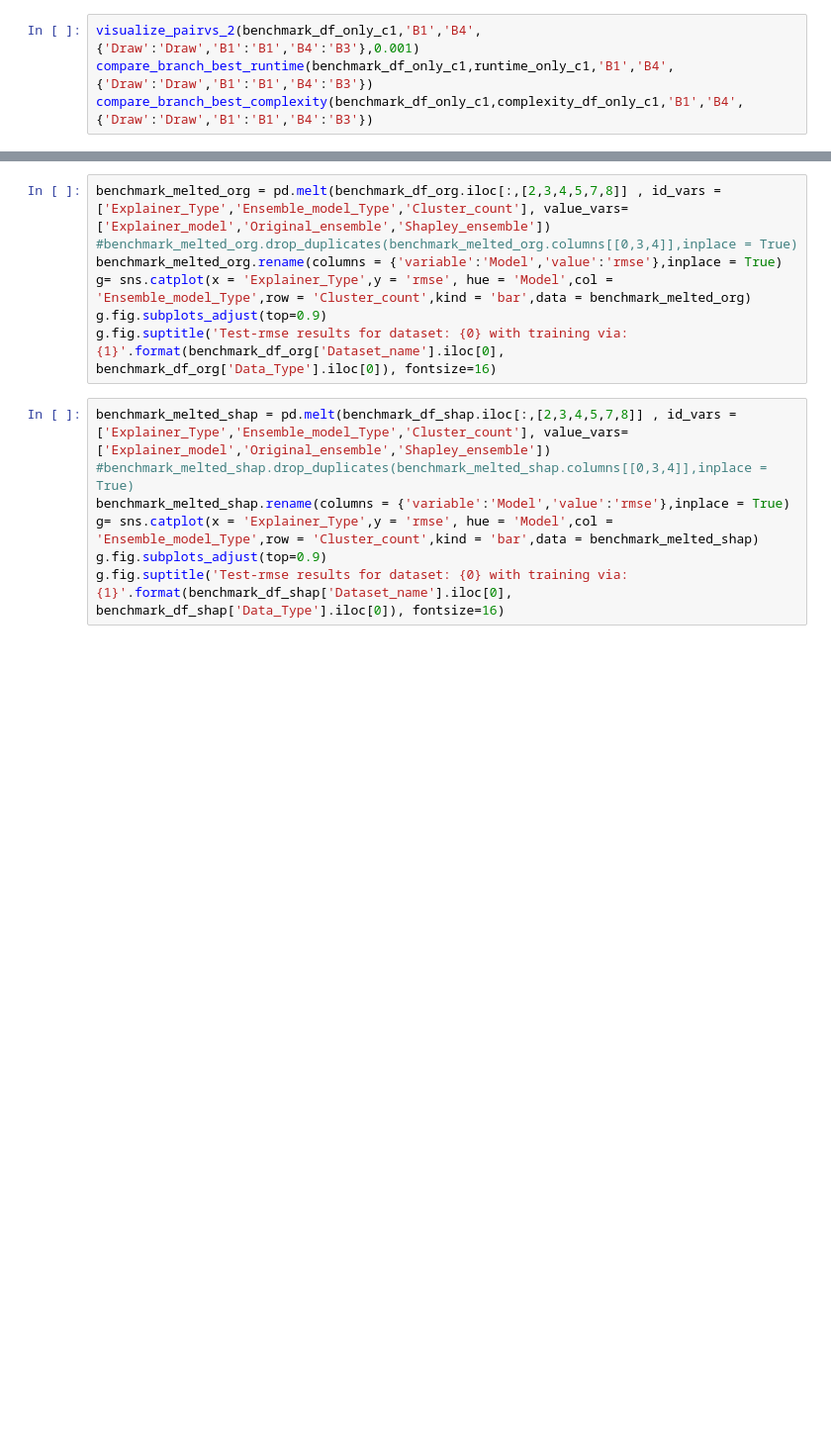
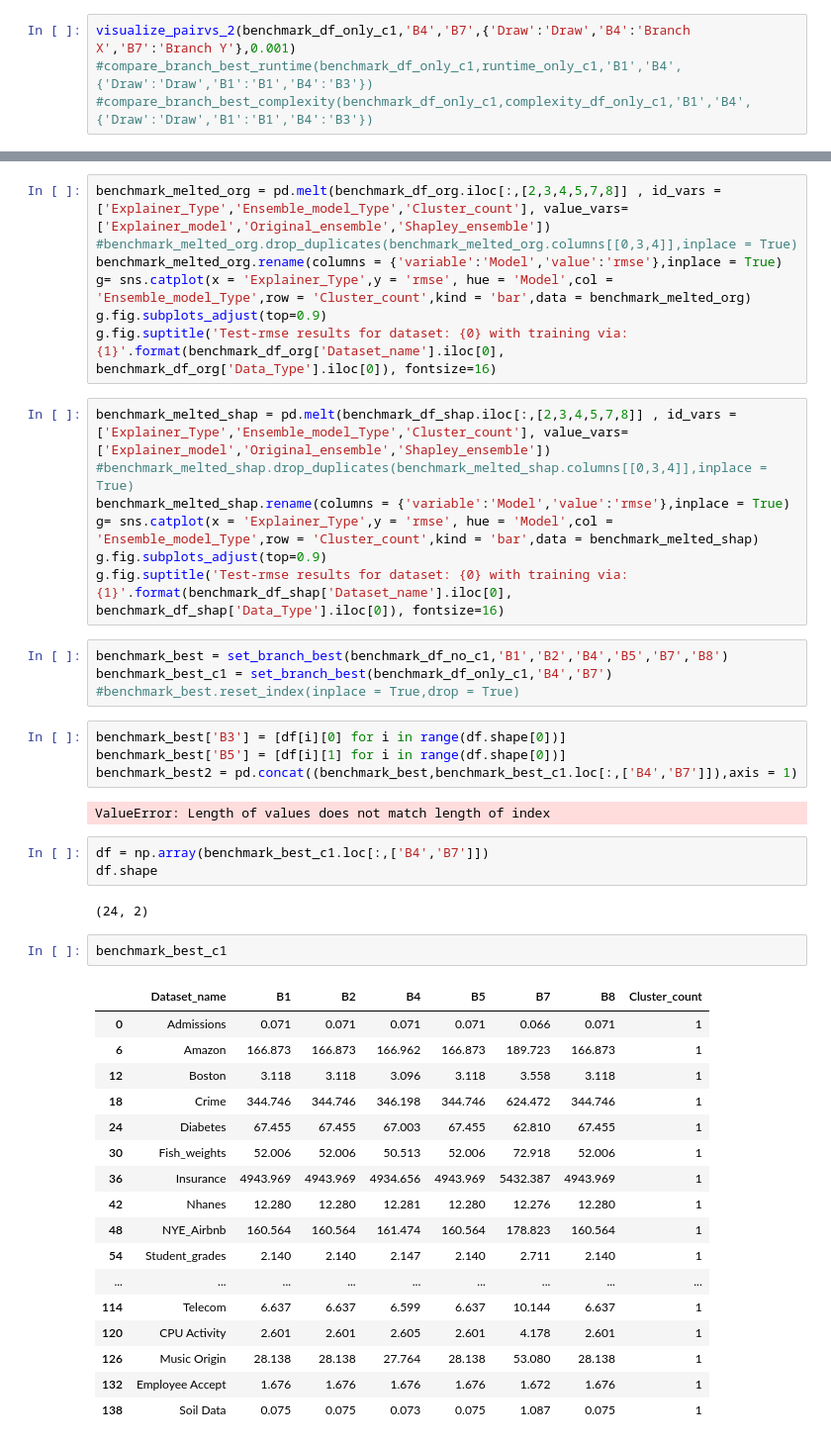
Before and after one commit to koralpc/shapley-bootstrapping, a Jupyter notebook: Notebooks/Benchmarking.ipynb, the cells around one changed output, grey strips where cells are left out. Shown: that part at 99% size. Cells and saved outputs as stored; diff of their text form; blank space fills up the shorter version.

```diff
--- a/Notebooks/Benchmarking.ipynb
+++ b/Notebooks/Benchmarking.ipynb
@@ -146,6 +146,6 @@ benchmark_df_no_c1.head()
 # %%
 visualize_pairvs(benchmark_df_no_c1,'B1','B2')
 # %%
-visualize_pairvs_2(benchmark_df_only_c1,'B1','B4',{'Draw':'Draw','B1':'B1','B4':'B3'},0.001)
-compare_branch_best_runtime(benchmark_df_only_c1,runtime_only_c1,'B1','B4',{'Draw':'Draw','B1':'B1','B4':'B3'})
-compare_branch_best_complexity(benchmark_df_only_c1,complexity_df_only_c1,'B1','B4',{'Draw':'Draw','B1':'B1','B4':'B3'})
+visualize_pairvs_2(benchmark_df_only_c1,'B4','B7',{'Draw':'Draw','B4':'Branch X','B7':'Branch Y'},0.001)
+#compare_branch_best_runtime(benchmark_df_only_c1,runtime_only_c1,'B1','B4',{'Draw':'Draw','B1':'B1','B4':'B3'})
+#compare_branch_best_complexity(benchmark_df_only_c1,complexity_df_only_c1,'B1','B4',{'Draw':'Draw','B1':'B1','B4':'B3'})
@@ -298,3 +301,38 @@ benchmark_melted_shap.rename(columns = {'variable':'Model','value':'rmse'},inpla
 g= sns.catplot(x = 'Explainer_Type',y = 'rmse', hue = 'Model',col = 'Ensemble_model_Type',row = 'Cluster_count',kind = 'bar',data = benchmark_melted_shap)
 g.fig.subplots_adjust(top=0.9)
 g.fig.suptitle('Test-rmse results for dataset: {0} with training via: {1}'.format(benchmark_df_shap['Dataset_name'].iloc[0], benchmark_df_shap['Data_Type'].iloc[0]), fontsize=16)
+# %%
+benchmark_best = set_branch_best(benchmark_df_no_c1,'B1','B2','B4','B5','B7','B8')
+benchmark_best_c1 = set_branch_best(benchmark_df_only_c1,'B4','B7')
+#benchmark_best.reset_index(inplace = True,drop = True)
+# %%
+benchmark_best['B3'] = [df[i][0] for i in range(df.shape[0])]
+benchmark_best['B5'] = [df[i][1] for i in range(df.shape[0])]
+benchmark_best2 = pd.concat((benchmark_best,benchmark_best_c1.loc[:,['B4','B7']]),axis = 1)
+# %% [output]
+ValueError: Length of values does not match length of index
+# %%
+df = np.array(benchmark_best_c1.loc[:,['B4','B7']])
+df.shape
+# %% [output]
+(24, 2)
+# %%
+benchmark_best_c1
+# %% [output]
+|  | Dataset_name | B1 | B2 | B4 | B5 | B7 | B8 | Cluster_count |
+| 0 | Admissions | 0.071 | 0.071 | 0.071 | 0.071 | 0.066 | 0.071 | 1 |
+| 6 | Amazon | 166.873 | 166.873 | 166.962 | 166.873 | 189.723 | 166.873 | 1 |
+| 12 | Boston | 3.118 | 3.118 | 3.096 | 3.118 | 3.558 | 3.118 | 1 |
+| 18 | Crime | 344.746 | 344.746 | 346.198 | 344.746 | 624.472 | 344.746 | 1 |
+| 24 | Diabetes | 67.455 | 67.455 | 67.003 | 67.455 | 62.810 | 67.455 | 1 |
+| 30 | Fish_weights | 52.006 | 52.006 | 50.513 | 52.006 | 72.918 | 52.006 | 1 |
+| 36 | Insurance | 4943.969 | 4943.969 | 4934.656 | 4943.969 | 5432.387 | 4943.969 | 1 |
+| 42 | Nhanes | 12.280 | 12.280 | 12.281 | 12.280 | 12.276 | 12.280 | 1 |
+| 48 | NYE_Airbnb | 160.564 | 160.564 | 161.474 | 160.564 | 178.823 | 160.564 | 1 |
+| 54 | Student_grades | 2.140 | 2.140 | 2.147 | 2.140 | 2.711 | 2.140 | 1 |
+| ... | ... | ... | ... | ... | ... | ... | ... | ... |
+| 114 | Telecom | 6.637 | 6.637 | 6.599 | 6.637 | 10.144 | 6.637 | 1 |
+| 120 | CPU Activity | 2.601 | 2.601 | 2.605 | 2.601 | 4.178 | 2.601 | 1 |
+| 126 | Music Origin | 28.138 | 28.138 | 27.764 | 28.138 | 53.080 | 28.138 | 1 |
+| 132 | Employee Accept | 1.676 | 1.676 | 1.676 | 1.676 | 1.672 | 1.676 | 1 |
+| 138 | Soil Data | 0.075 | 0.075 | 0.073 | 0.075 | 1.087 | 0.075 | 1 |
```
Also changed, not shown: parts of 22 cells of this notebook, 33 other files.
